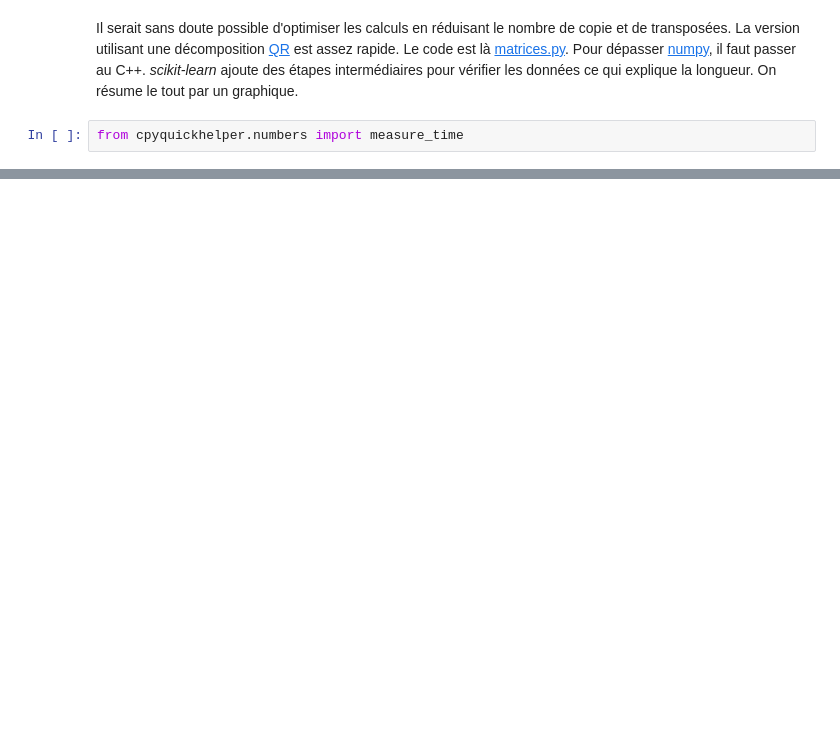
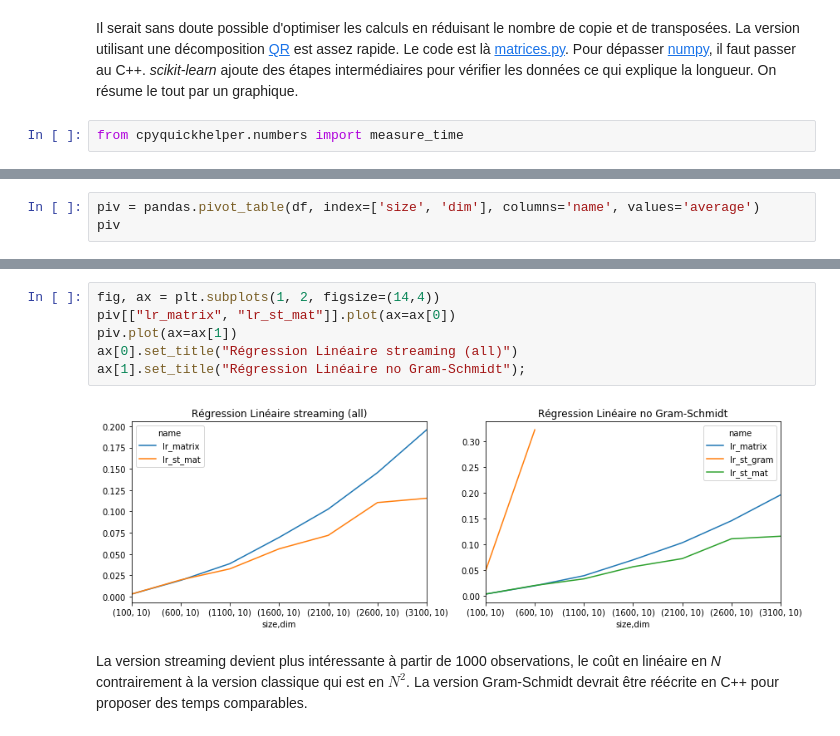
Before and after one commit to sdpython/mlstatpy, a Jupyter notebook: _doc/notebooks/ml/regression_no_inversion.ipynb, the cells around one changed output, grey strips where cells are left out. Drawn from its saved outputs; the diff is of its cells as text; blank space fills up the shorter version.

Commit message:
implements all streaming versions

```diff
--- a/_doc/notebooks/ml/regression_no_inversion.ipynb
+++ b/_doc/notebooks/ml/regression_no_inversion.ipynb
@@ -133,0 +194,3 @@ ax[1].set_title("Régression Linéaire, size >= 10000");
+# %%
+piv = pandas.pivot_table(df, index=['size', 'dim'], columns='name', values='average')
+piv
@@ -133,0 +207,10 @@ ax[1].set_title("Régression Linéaire, size >= 10000");
+# %%
+fig, ax = plt.subplots(1, 2, figsize=(14,4))
+piv[["lr_matrix", "lr_st_mat"]].plot(ax=ax[0])
+piv.plot(ax=ax[1])
+ax[0].set_title("Régression Linéaire streaming (all)")
+ax[1].set_title("Régression Linéaire no Gram-Schmidt");
+# %% [output]
+[figure, added]
+# %% [markdown]
+La version streaming devient plus intéressante à partir de 1000 observations, le coût en linéaire en *N* contrairement à la version classique qui est en $N^2$. La version Gram-Schmidt devrait être réécrite en C++ pour proposer des temps comparables.
```
Also changed, not shown: parts of 13 cells of this notebook, 4 other files.
